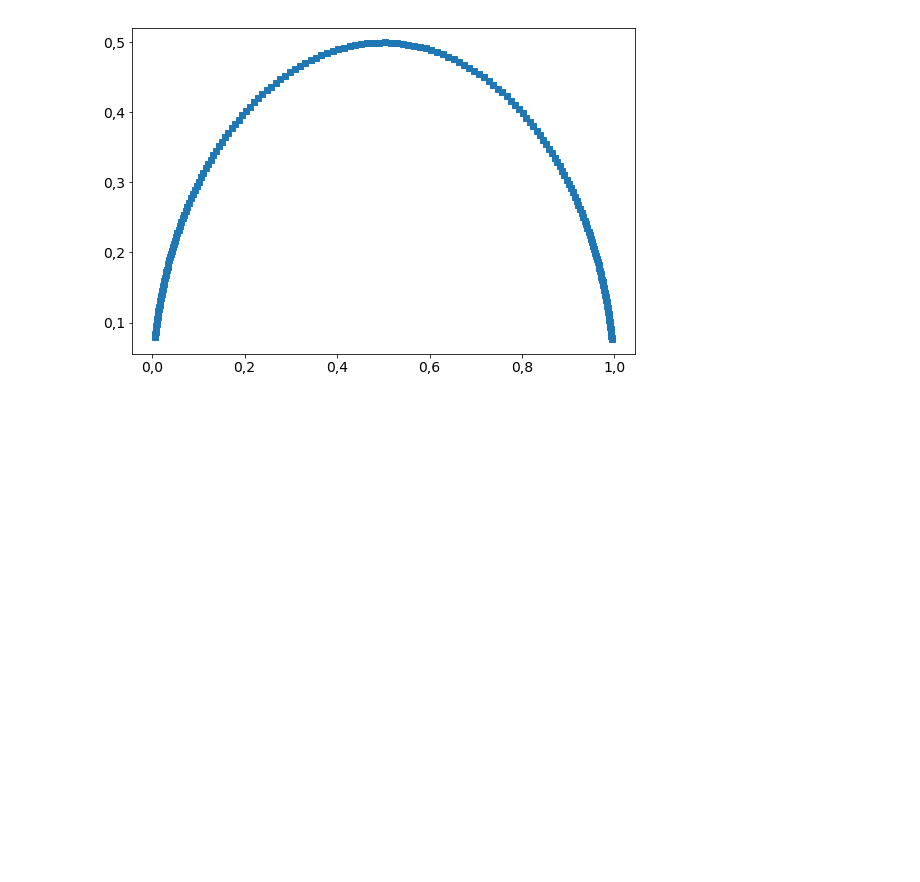
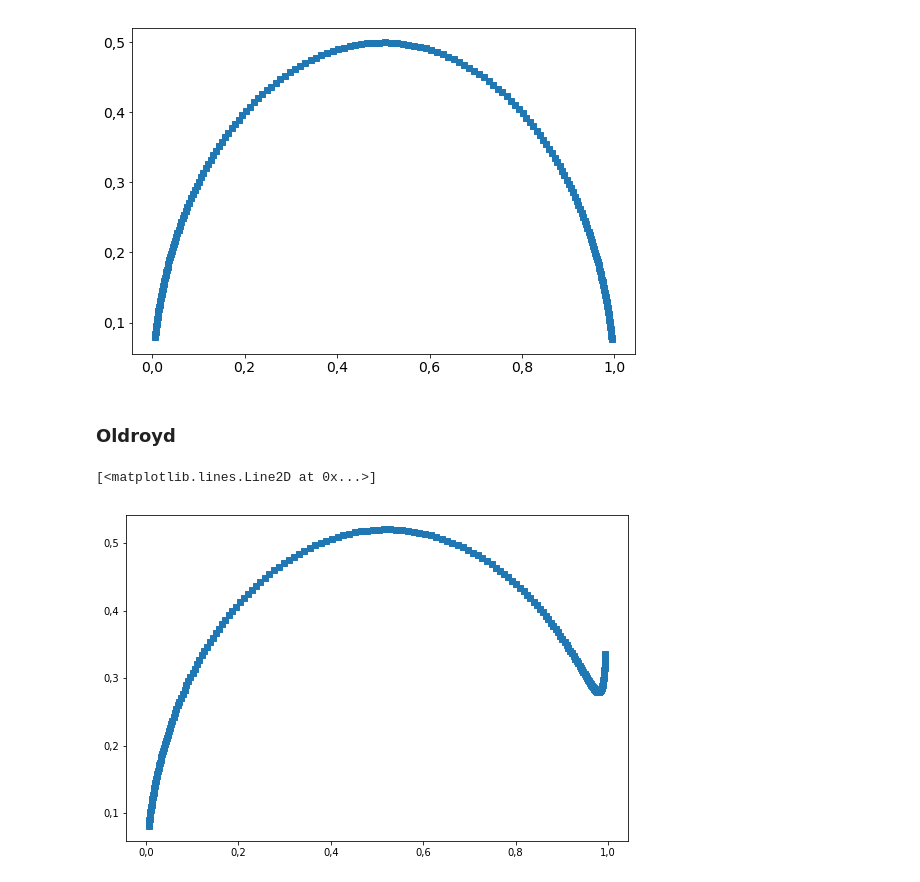
Before and after one commit to KarlClinckspoor/Tese, a Jupyter notebook: imagens/notebooks/dados experimentais/reologia_oscilatórios/água detalhado/Plots e ajustes - Água.ipynb, the cells around one changed output. Drawn from its saved outputs; the diff is of its cells as text; code cells hidden in the pictures; blank space fills up the shorter version.

```diff
--- a/imagens/notebooks/dados experimentais/reologia_oscilatórios/água detalhado/Plots e ajustes - Água.ipynb
+++ b/imagens/notebooks/dados experimentais/reologia_oscilatórios/água detalhado/Plots e ajustes - Água.ipynb
@@ -1257,3 +1279,22 @@ ax.plot(g1modelo/g0, g2modelo/g0, lw=0, marker='s')
 # %% [output]
 [<matplotlib.lines.Line2D at 0x...>]
 [figure]
+# %% [markdown]
+### Oldroyd
+# %%
+g0 = 50
+tr = 1
+eta_inf = 1
+
+wmodelo = np.logspace(
+    np.log10(0.08),
+    np.log10(13),
+    200)
+g1modelo = oldroydB_elast(wmodelo, g0, tr)
+g2modelo = oldroydB_visc(wmodelo, g0, tr, eta_inf)
+
+fig, ax = plt.subplots(1, 1, figsize=(9,6))
+ax.plot(g1modelo/g0, g2modelo/g0, lw=0, marker='s')
+# %% [output]
+[<matplotlib.lines.Line2D at 0x...>]
+[figure, added]
```
Also changed, not shown: parts of 13 cells of this notebook, 31 other files.
